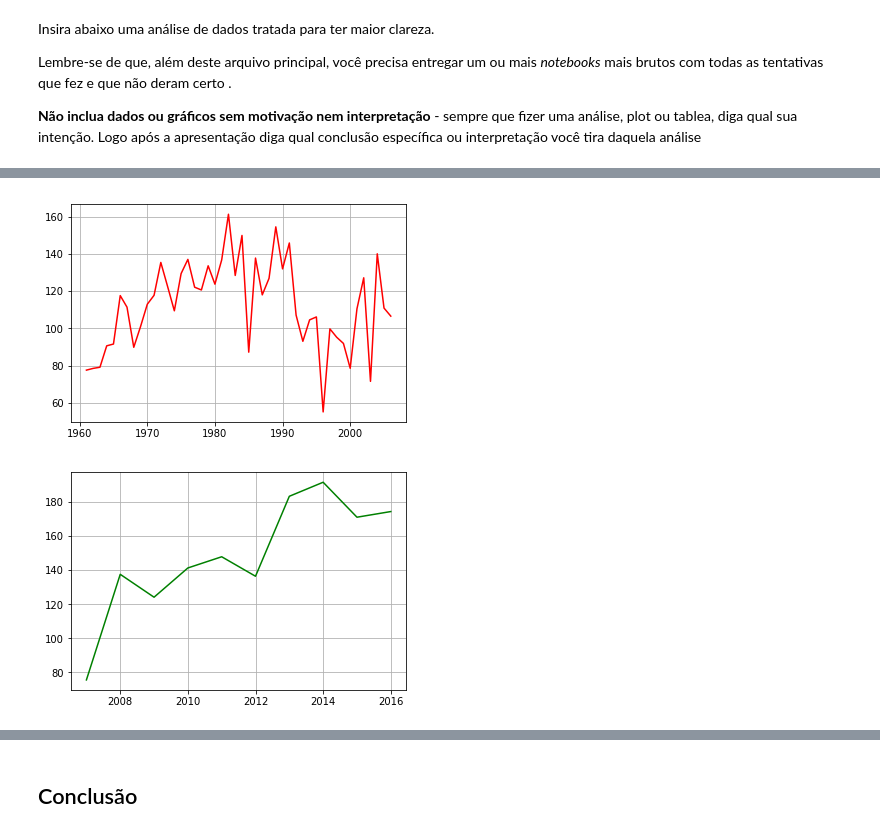
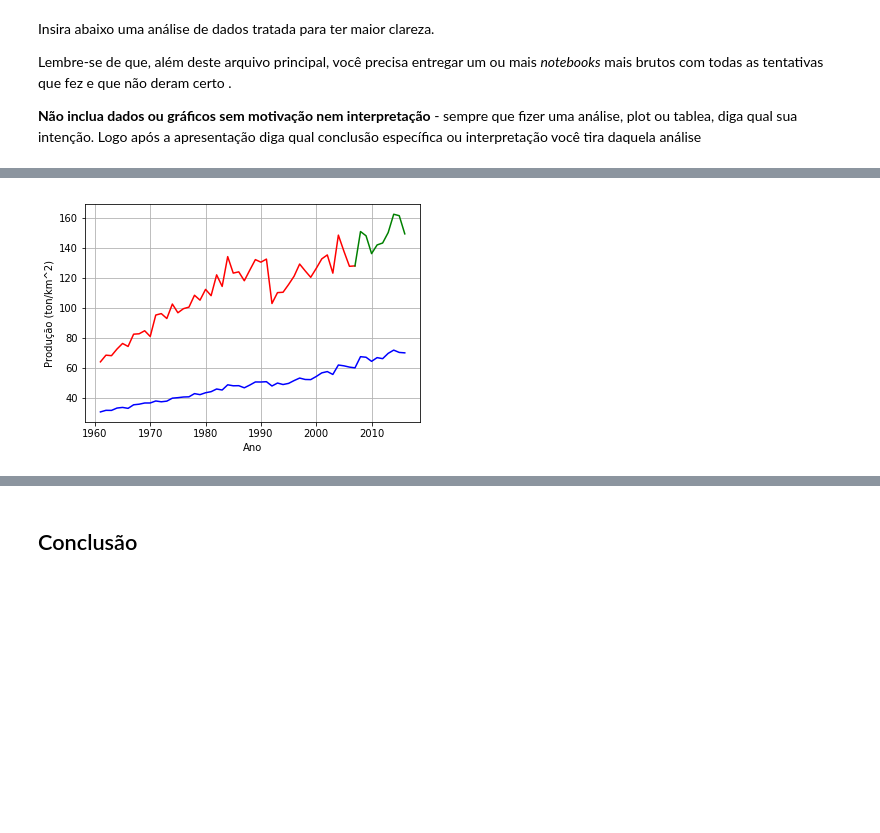
Before and after one commit to Peng1104/Ciencia-dos-Dados, a Jupyter notebook: Projeto1.ipynb, the cells around one changed output, grey strips where cells are left out. Cells and saved outputs as stored; diff of their text form; code cells hidden in the pictures; blank space fills up the shorter version.

```diff
--- a/Projeto1.ipynb
+++ b/Projeto1.ipynb
@@ -66,20 +87 @@ data.head(3)
 3 rows × 56 columns
-# %%
-# Crecimento Mundial
-
-media_mundial = []
-
-for column in data.columns:
-    count = 0;
-    total = 0;
-
-    for dado in data[column]:
-        if dado > 0:
-            total = total + dado
-            count = count + 1
-
-    media_mundial.append(total/count)
-
-plt.plot(data.columns, media_mundial, color="b")
-plt.grid(True)
-plt.show()
@@ -87,0 +132,7 @@ plt.show()
+# %%
+# Crecimento Mundial
+
+media_mundial = getMedia(data)
+
+reta(media_mundial, "b")
+mkPlot([media_mundial], ["b"])
@@ -277,22 +252,19 @@ https://pandas.pydata.org/pandas-docs/stable/indexing.html#deprecate-loc-reindex
 # %%
 # União Europeia entrda de paises em 1 de janeiro de 2007
 
 eu_list_7 = []
 eu_list_7.extend(eu_list_6)
 eu_list_7.extend(("Bulgaria", "Romania"))
 
-pre_eu_7 = data.loc[eu_list_7, 2007>data.columns].transpose()
-eu_7 = data.loc[eu_list_7, 2007<=data.columns].transpose()
+pre_eu_7 = data.loc[eu_list_7, 2007>=data.columns]
+eu_7 = data.loc[eu_list_7, 2007<=data.columns]
 
-plt.plot(pre_eu_7.index, pre_eu_7["Bulgaria"], color="r")
-plt.grid(True)
-plt.show()
-plt.plot(eu_7.index, eu_7["Bulgaria"], color="g")
-plt.grid(True)
-plt.show()
+media_pre_eu_7 = getMedia(pre_eu_7)
+media_eu_7 = getMedia(eu_7)
+
+mkPlot([media_mundial, media_pre_eu_7, media_eu_7], ["b", "r", "g"])
 # %% [output]
-[figure, old version]
+[figure, new version]
-[figure, removed]
 # %%
 # União Europeia entrda da Croácia (1 de julho de 2013)
 
```
Also changed, not shown: parts of 16 cells of this notebook.
